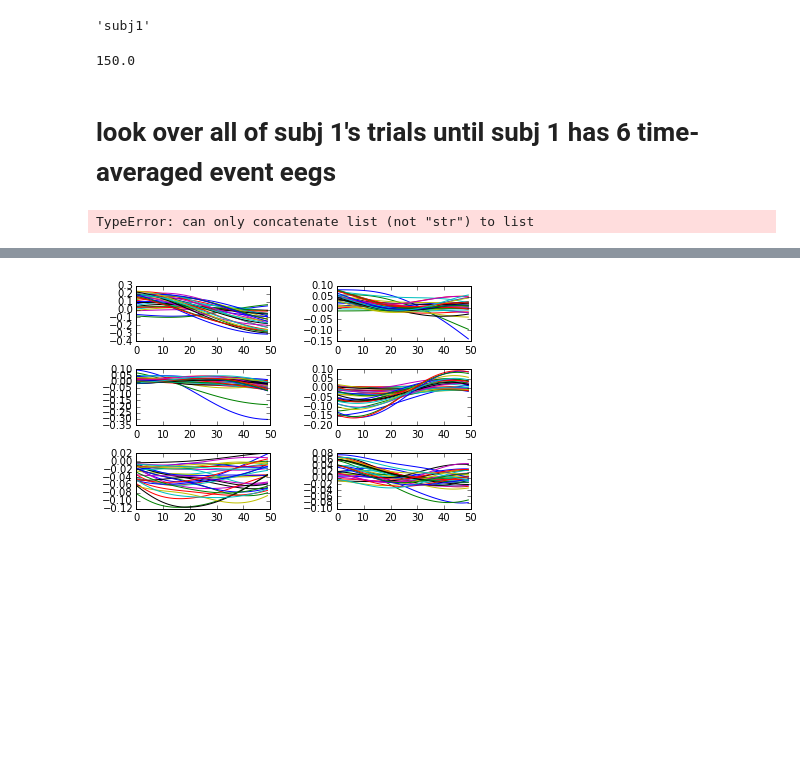
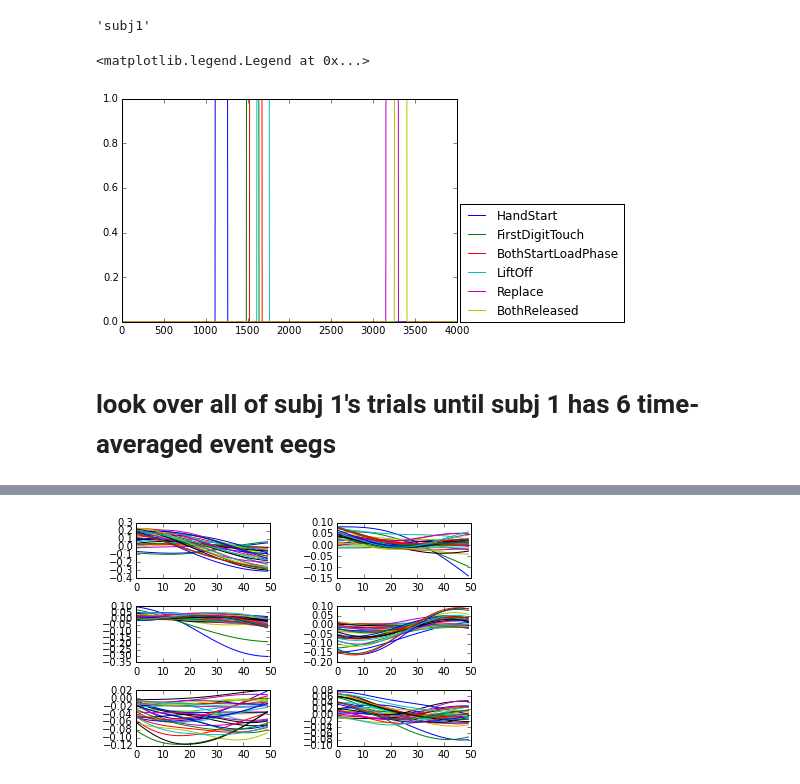
Before and after one commit to kaylanb/IndominusRex, a Jupyter notebook: code/process.ipynb, the cells around one changed output, grey strips where cells are left out. Cells and saved outputs as stored; diff of their text form; code cells hidden in the pictures; blank space fills up the shorter version.

```diff
--- a/code/process.ipynb
+++ b/code/process.ipynb
@@ -33,9 +40,12 @@ events_tbl.drop('id',axis=1,inplace=True)
 # %%
 # %% [output]
 'subj1'
-# %%
-500*0.3
-# %% [output]
-150.0
+# %%
+for e in events_tbl.keys():
+    plt.plot(events_tbl[e][0:4000],label=e)
+plt.legend(loc=(1.01,0))
+# %% [output]
+<matplotlib.legend.Legend at 0x...>
+[figure, added]
 # %% [markdown]
 # look over all of subj 1's trials until subj 1 has 6 time-averaged event eegs
@@ -101,5 +51,0 @@ def get_features(bucket):
-# %%
-datafiles= glob.glob('../train/subj1_series*_data.csv')
-datafiles[:][:-8]+'events.csv'
-# %% [output]
-TypeError: can only concatenate list (not "str") to list
```
Also changed, not shown: parts of 17 cells of this notebook.
